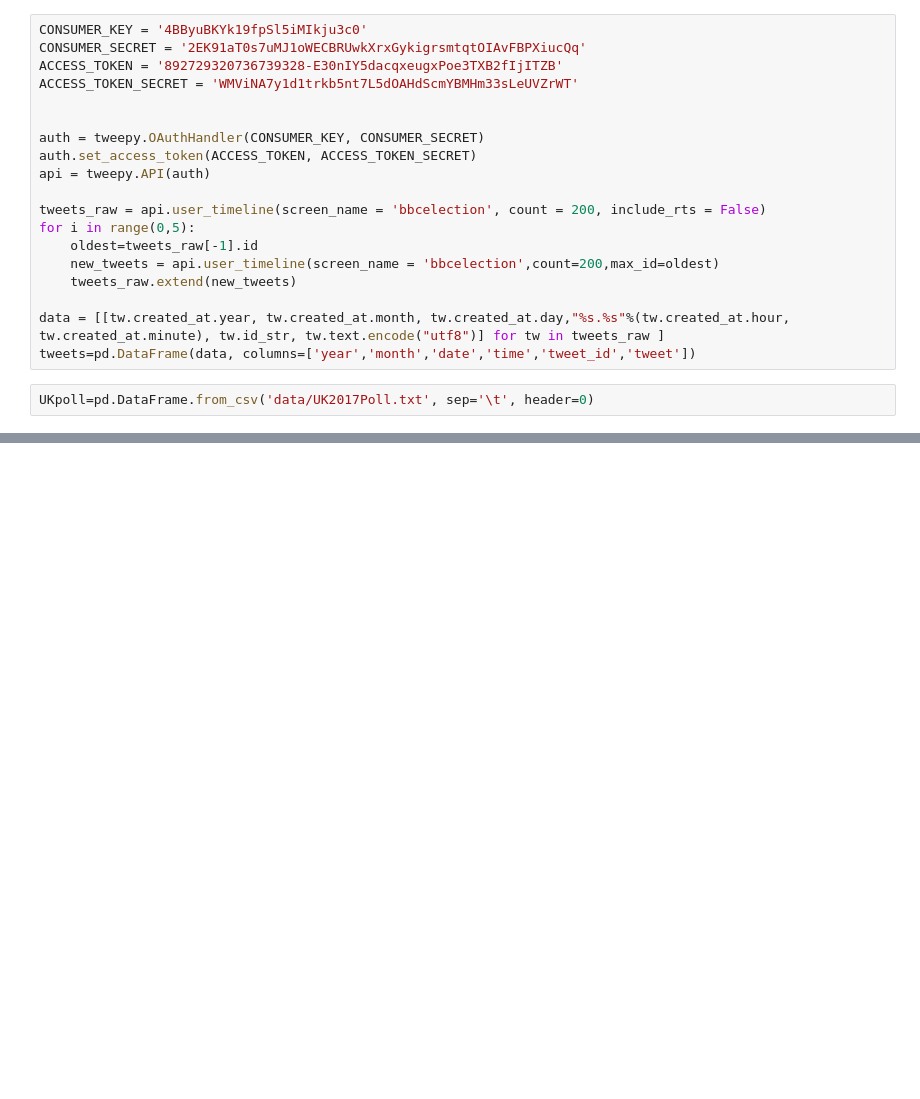
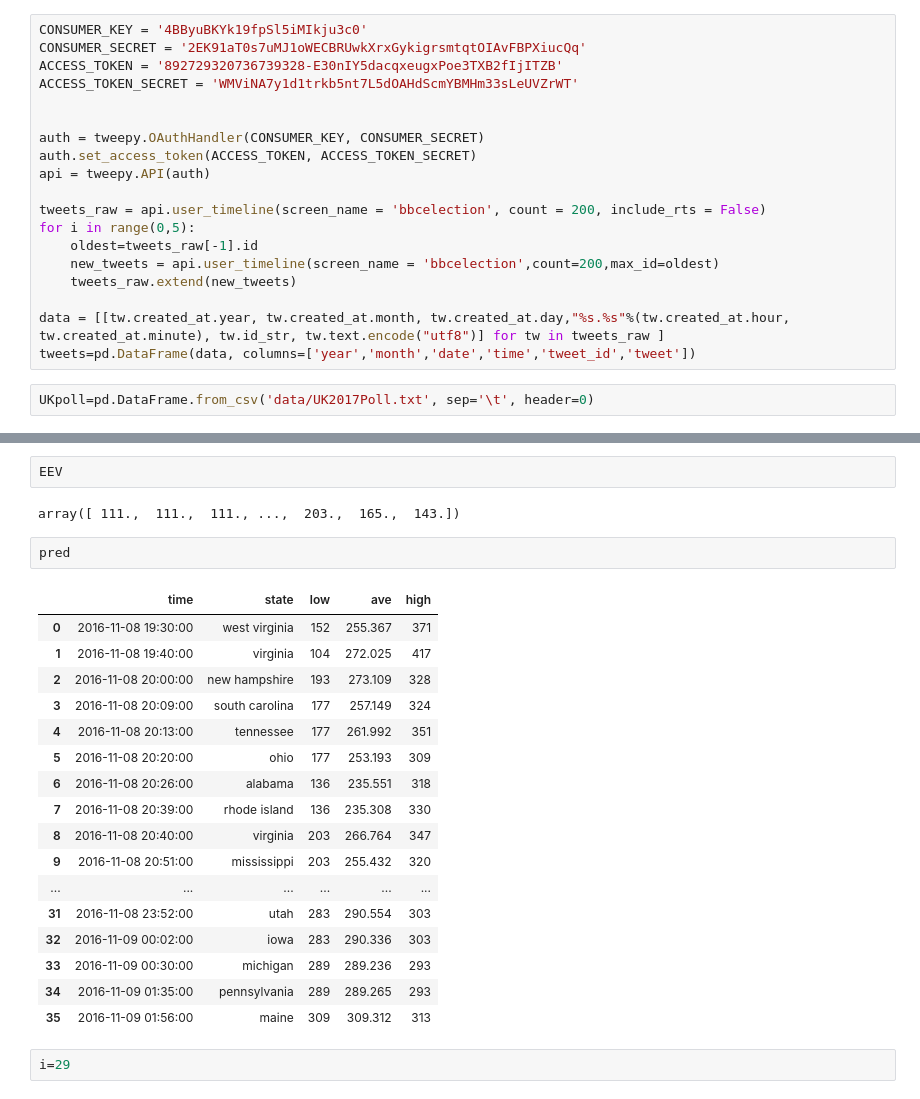
Before and after one commit to alexhuang1117/Data-Science-Portfolio, a Jupyter notebook: FX_Analysis_During_Election/main.ipynb, the cells around one changed output, grey strips where cells are left out. Cells and saved outputs as stored; diff of their text form; blank space fills up the shorter version.

```diff
--- a/FX_Analysis_During_Election/main.ipynb
+++ b/FX_Analysis_During_Election/main.ipynb
@@ -266,0 +316,26 @@ Robust linear Model Regression Results
+# %%
+EEV
+# %% [output]
+array([ 111.,  111.,  111., ...,  203.,  165.,  143.])
+# %%
+pred
+# %% [output]
+|  | time | state | low | ave | high |
+| 0 | 2016-11-08 19:30:00 | west virginia | 152 | 255.367 | 371 |
+| 1 | 2016-11-08 19:40:00 | virginia | 104 | 272.025 | 417 |
+| 2 | 2016-11-08 20:00:00 | new hampshire | 193 | 273.109 | 328 |
+| 3 | 2016-11-08 20:09:00 | south carolina | 177 | 257.149 | 324 |
+| 4 | 2016-11-08 20:13:00 | tennessee | 177 | 261.992 | 351 |
+| 5 | 2016-11-08 20:20:00 | ohio | 177 | 253.193 | 309 |
+| 6 | 2016-11-08 20:26:00 | alabama | 136 | 235.551 | 318 |
+| 7 | 2016-11-08 20:39:00 | rhode island | 136 | 235.308 | 330 |
+| 8 | 2016-11-08 20:40:00 | virginia | 203 | 266.764 | 347 |
+| 9 | 2016-11-08 20:51:00 | mississippi | 203 | 255.432 | 320 |
+| ... | ... | ... | ... | ... | ... |
+| 31 | 2016-11-08 23:52:00 | utah | 283 | 290.554 | 303 |
+| 32 | 2016-11-09 00:02:00 | iowa | 283 | 290.336 | 303 |
+| 33 | 2016-11-09 00:30:00 | michigan | 289 | 289.236 | 293 |
+| 34 | 2016-11-09 01:35:00 | pennsylvania | 289 | 289.265 | 293 |
+| 35 | 2016-11-09 01:56:00 | maine | 309 | 309.312 | 313 |
+# %%
+i=29
```
Also changed, not shown: parts of 9 cells of this notebook, 3 other files.
